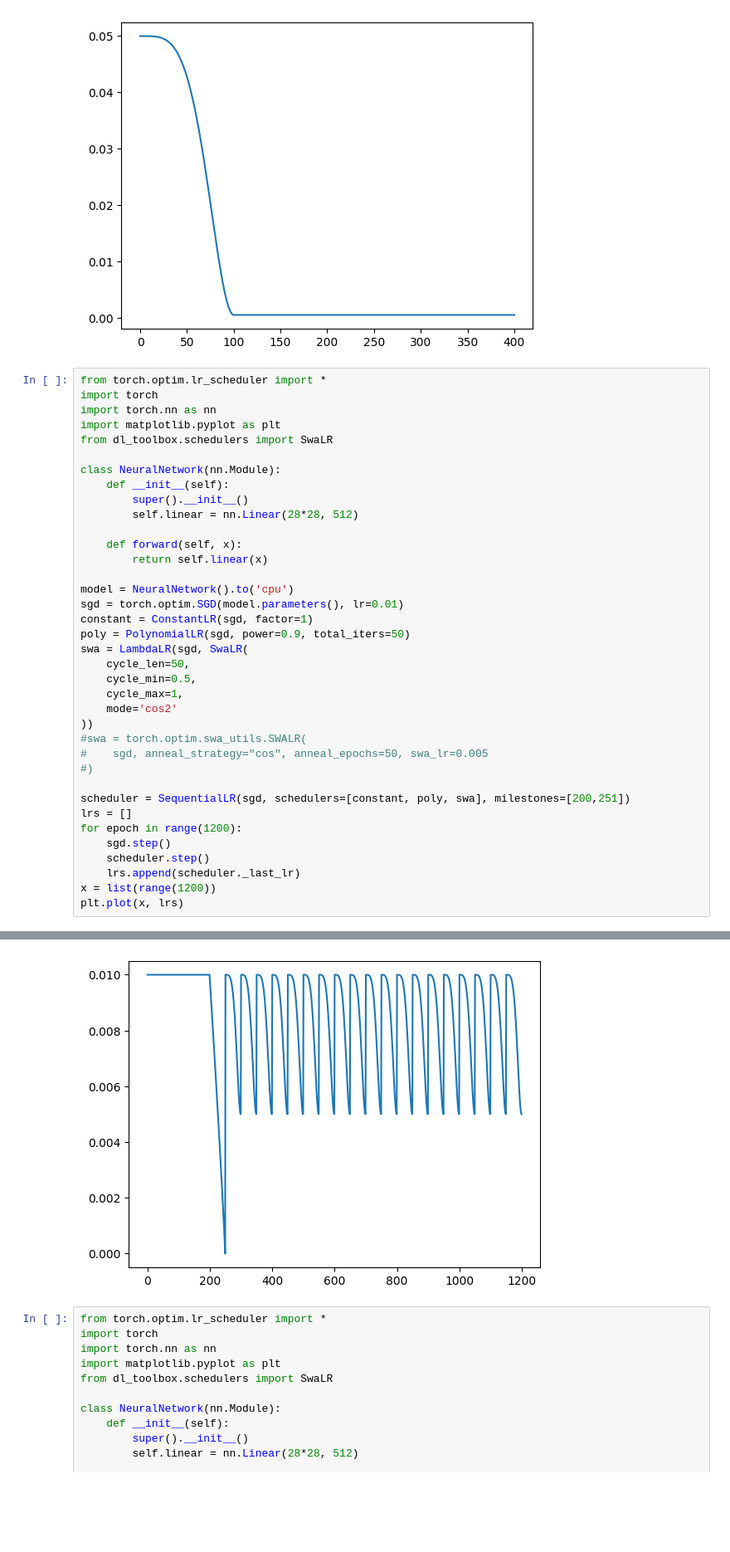
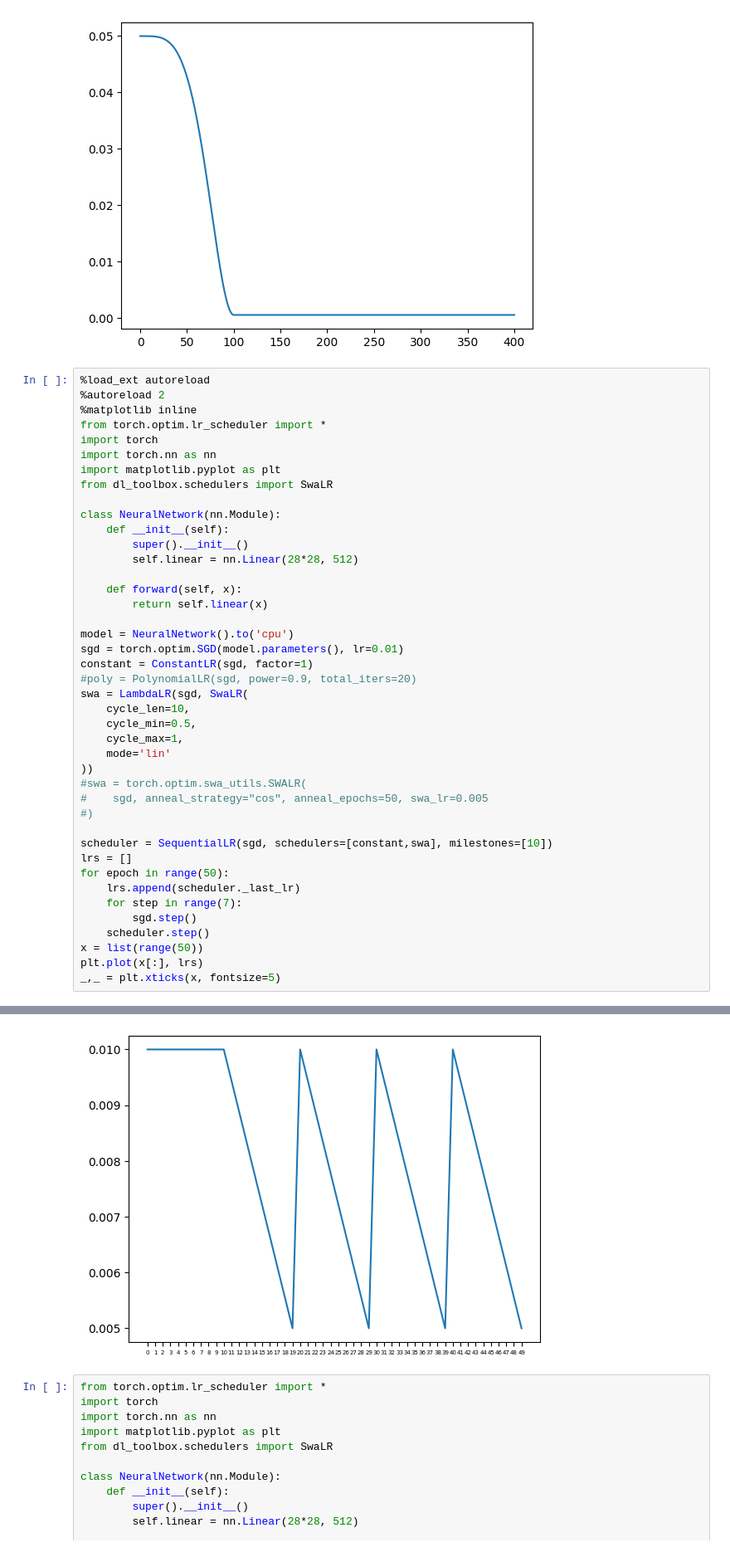
Before and after one commit to psFournier/dl_toolbox, a Jupyter notebook: dl_toolbox/utils/test_learning_rates.ipynb, the cells around one changed output, grey strips where cells are left out. Shown at 83% size. Cells and saved outputs as stored; diff of their text form; blank space fills up the shorter version.

```diff
--- a/dl_toolbox/utils/test_learning_rates.ipynb
+++ b/dl_toolbox/utils/test_learning_rates.ipynb
@@ -82,6 +82,9 @@ plt.plot(x, y)
 [<matplotlib.lines.Line2D at 0x...>]
 [figure]
 # %%
+%load_ext autoreload
+%autoreload 2
+%matplotlib inline
 from torch.optim.lr_scheduler import *
 import torch
 import torch.nn as nn
@@ -99,23 +102,25 @@ class NeuralNetwork(nn.Module):
 model = NeuralNetwork().to('cpu')
 sgd = torch.optim.SGD(model.parameters(), lr=0.01)
 constant = ConstantLR(sgd, factor=1)
-poly = PolynomialLR(sgd, power=0.9, total_iters=50)
+#poly = PolynomialLR(sgd, power=0.9, total_iters=20)
 swa = LambdaLR(sgd, SwaLR(
-    cycle_len=50,
+    cycle_len=10,
     cycle_min=0.5,
     cycle_max=1,
-    mode='cos2'
+    mode='lin'
 ))
 #swa = torch.optim.swa_utils.SWALR(
 #    sgd, anneal_strategy="cos", anneal_epochs=50, swa_lr=0.005
 #)
 
-scheduler = SequentialLR(sgd, schedulers=[constant, poly, swa], milestones=[200,251])
+scheduler = SequentialLR(sgd, schedulers=[constant,swa], milestones=[10])
 lrs = []
-for epoch in range(1200):
-    sgd.step()
+for epoch in range(50):
+    lrs.append(scheduler._last_lr)
+    for step in range(7):
+        sgd.step()
     scheduler.step()
-    lrs.append(scheduler._last_lr)
-x = list(range(1200))
-plt.plot(x, lrs)
+x = list(range(50))
+plt.plot(x[:], lrs)
+_,_ = plt.xticks(x, fontsize=5)
 # %% [output]
@@ -123,4 +129,4 @@ plt.plot(x, lrs)
-[figure, old version]
+[figure, new version]
 # %%
 from torch.optim.lr_scheduler import *
 import torch
```
Also changed, not shown: parts of 1 cell of this notebook, 8 other files.
